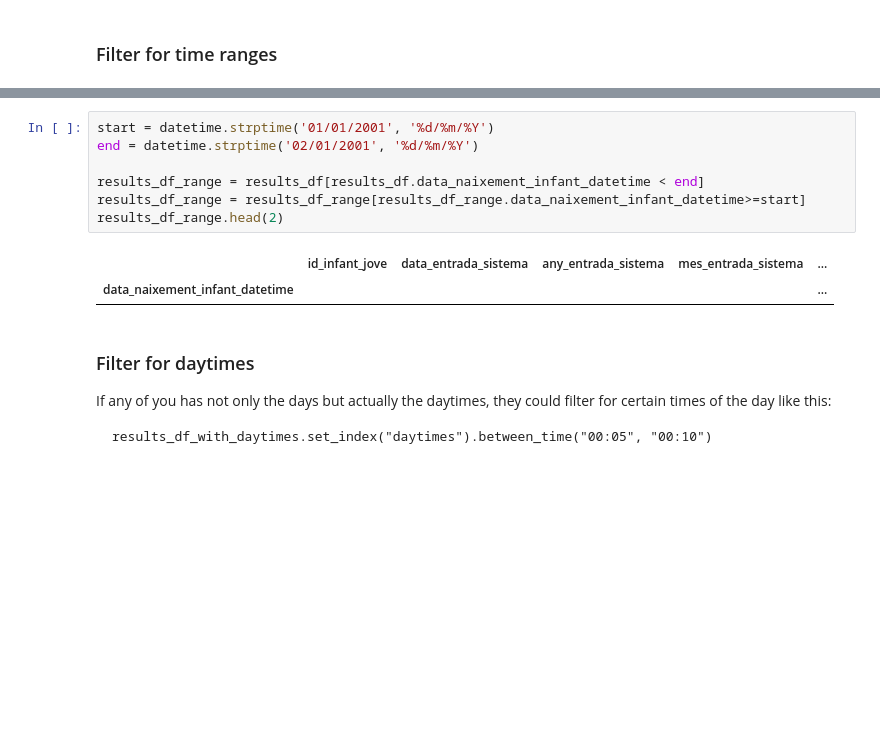
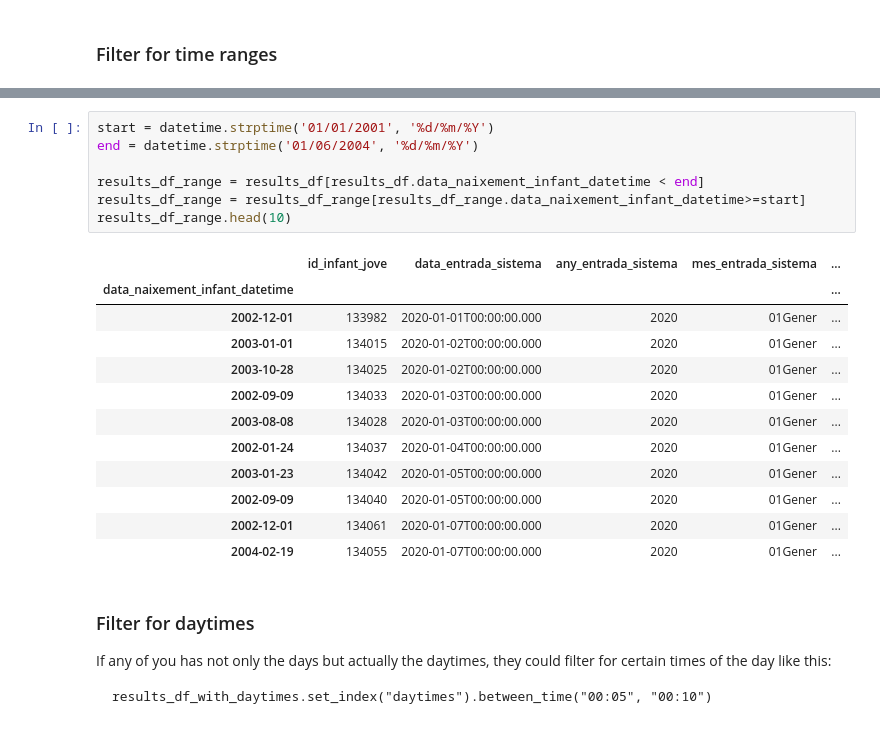
Before and after one commit to jvicens/analysis-and-visualization-of-big-data-course, a Jupyter notebook: notebooks/Geopandas_and_Datetime.ipynb, the cells around one changed output, grey strips where cells are left out. Cells and saved outputs as stored; diff of their text form; blank space fills up the shorter version.

```diff
--- a/notebooks/Geopandas_and_Datetime.ipynb
+++ b/notebooks/Geopandas_and_Datetime.ipynb
@@ -209,13 +226,23 @@ datetime_in_Madrid = datetime.now(pytz.timezone('Europe/Madrid'))
 # %%
 start = datetime.strptime('01/01/2001', '%d/%m/%Y')
-end = datetime.strptime('02/01/2001', '%d/%m/%Y')
+end = datetime.strptime('01/06/2004', '%d/%m/%Y')
 
 results_df_range = results_df[results_df.data_naixement_infant_datetime < end]
 results_df_range = results_df_range[results_df_range.data_naixement_infant_datetime>=start]
-results_df_range.head(2)
+results_df_range.head(10)
 # %% [output]
 |  | id_infant_jove | data_entrada_sistema | any_entrada_sistema | mes_entrada_sistema | ... |
 | data_naixement_infant_datetime |  |  |  |  | ... |
+| 2002-12-01 | 133982 | 2020-01-01T00:00:00.000 | 2020 | 01Gener | ... |
+| 2003-01-01 | 134015 | 2020-01-02T00:00:00.000 | 2020 | 01Gener | ... |
+| 2003-10-28 | 134025 | 2020-01-02T00:00:00.000 | 2020 | 01Gener | ... |
+| 2002-09-09 | 134033 | 2020-01-03T00:00:00.000 | 2020 | 01Gener | ... |
+| 2003-08-08 | 134028 | 2020-01-03T00:00:00.000 | 2020 | 01Gener | ... |
+| 2002-01-24 | 134037 | 2020-01-04T00:00:00.000 | 2020 | 01Gener | ... |
+| 2003-01-23 | 134042 | 2020-01-05T00:00:00.000 | 2020 | 01Gener | ... |
+| 2002-09-09 | 134040 | 2020-01-05T00:00:00.000 | 2020 | 01Gener | ... |
+| 2002-12-01 | 134061 | 2020-01-07T00:00:00.000 | 2020 | 01Gener | ... |
+| 2004-02-19 | 134055 | 2020-01-07T00:00:00.000 | 2020 | 01Gener | ... |
 # %% [markdown]
 ### Filter for daytimes
 
```
Also changed, not shown: parts of 5 cells of this notebook, 4 other files.
